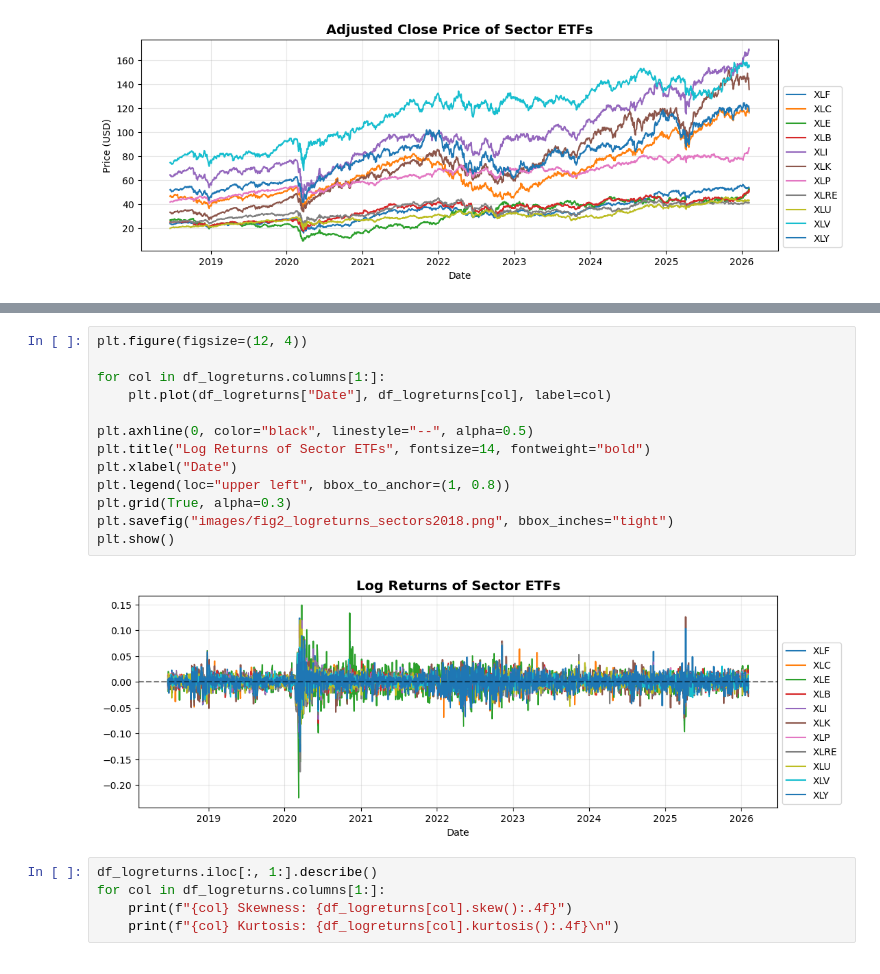
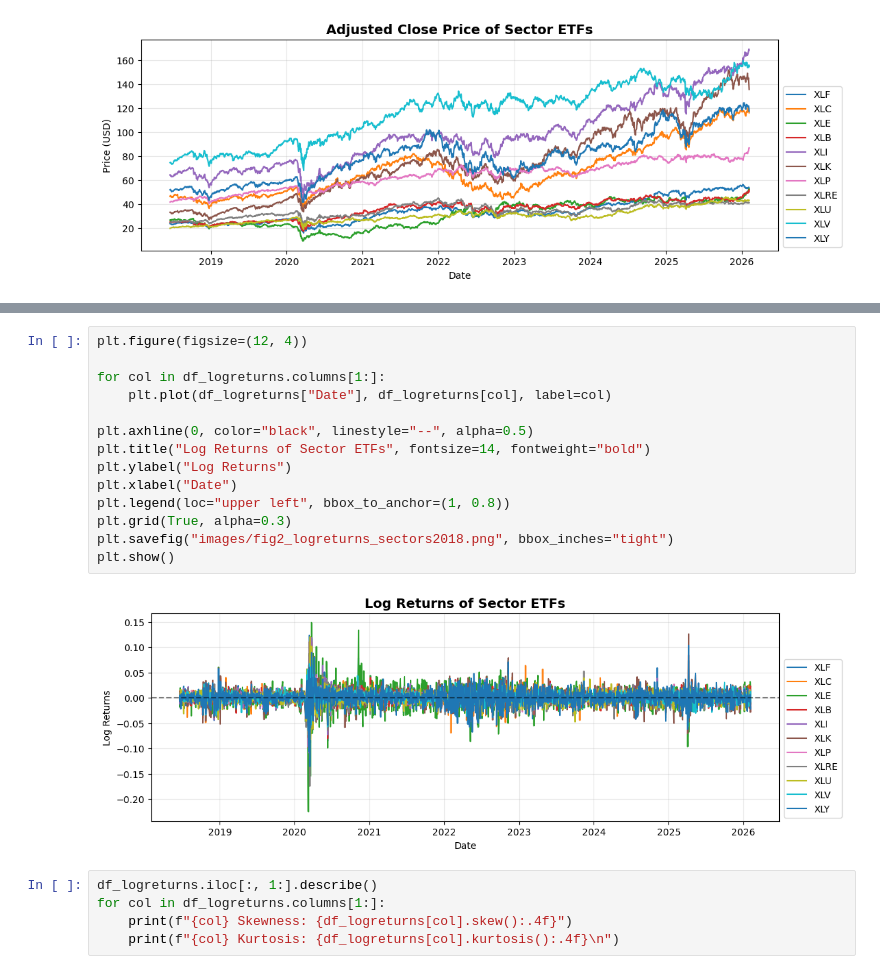
Before and after one commit to ucabeaz/Data-Science---Network, a Jupyter notebook: notebooks/data_analysis_2018.ipynb, the cells around one changed output, grey strips where cells are left out. Cells and saved outputs as stored; diff of their text form.

```diff
--- a/notebooks/data_analysis_2018.ipynb
+++ b/notebooks/data_analysis_2018.ipynb
@@ -95,18 +95,19 @@ df_logreturns.head()
 # %%
 plt.figure(figsize=(12, 4))
 
 for col in df_logreturns.columns[1:]:
     plt.plot(df_logreturns["Date"], df_logreturns[col], label=col)
 
 plt.axhline(0, color="black", linestyle="--", alpha=0.5)
 plt.title("Log Returns of Sector ETFs", fontsize=14, fontweight="bold")
+plt.ylabel("Log Returns")
 plt.xlabel("Date")
 plt.legend(loc="upper left", bbox_to_anchor=(1, 0.8))
 plt.grid(True, alpha=0.3)
 plt.savefig("images/fig2_logreturns_sectors2018.png", bbox_inches="tight")
 plt.show()
 # %% [output]
-[figure, old version]
+[figure, new version]
 # %%
 df_logreturns.iloc[:, 1:].describe()
 for col in df_logreturns.columns[1:]:
```
Also changed, not shown: 1 other file.
